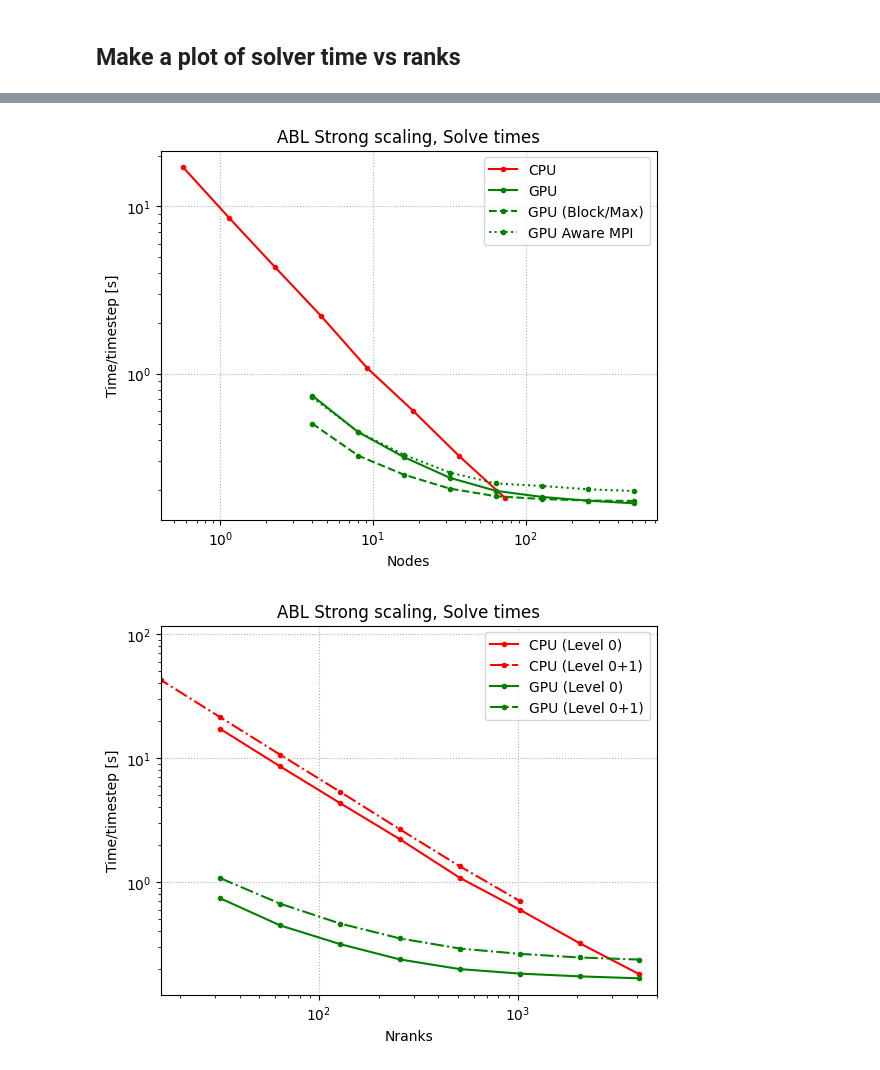
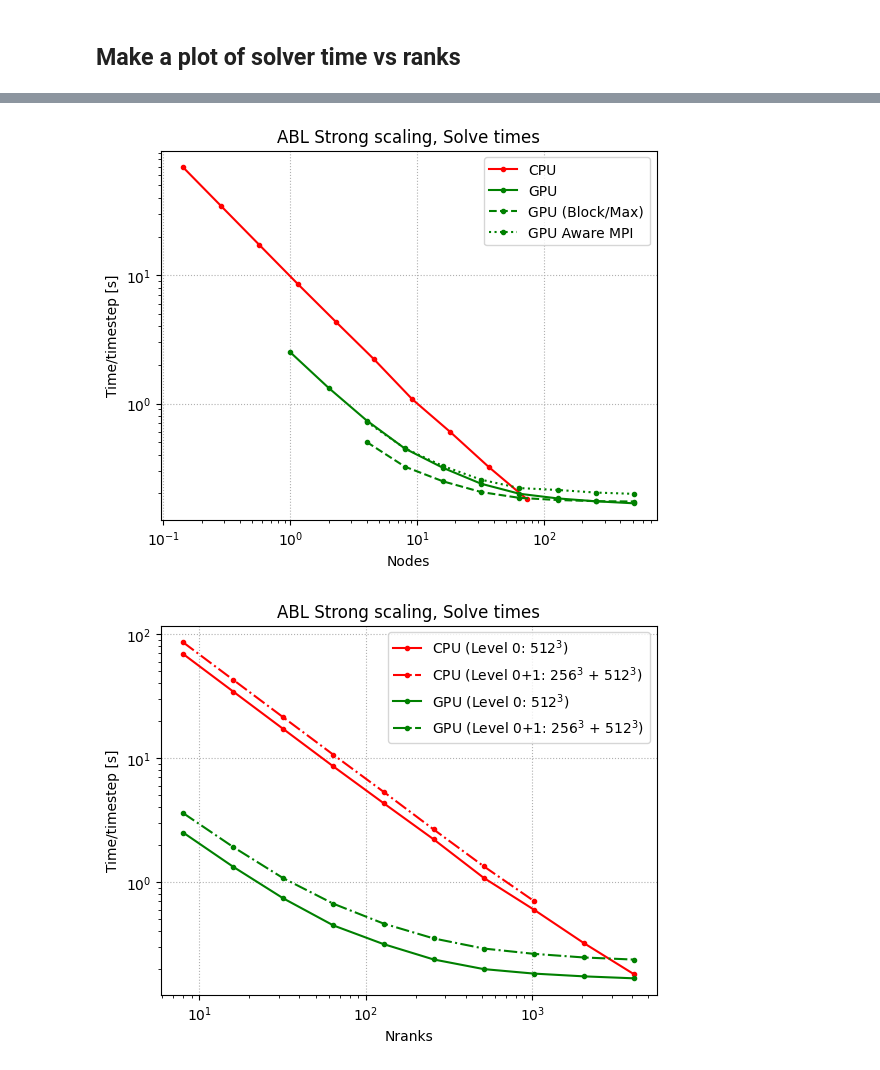
Before and after one commit to lawrenceccheung/ALCC_Frontier_WindFarm, a Jupyter notebook: precursor/scaling/Baseline_level0_CPUGPU.ipynb, the cells around one changed output, grey strips where cells are left out. Cells and saved outputs as stored; diff of their text form; code cells hidden in the pictures.

Commit message:
update scaling results

```diff
--- a/precursor/scaling/Baseline_level0_CPUGPU.ipynb
+++ b/precursor/scaling/Baseline_level0_CPUGPU.ipynb
@@ -42,6 +42,8 @@ def loadData(caselist, jsonfile, loadjson):
     return caselist
 # %%
 GPUcaselist=[
+    {'NRANKS':1*8,   'NNODES':1,   'file':'/lustre/orion/cfd162/scratch/lcheung/ALCC_Scaling/GPU_Baseline_level0/Nodes_0001/Nodes_0001-1523318.out'},
+    {'NRANKS':2*8,   'NNODES':2,   'file':'/lustre/orion/cfd162/scratch/lcheung/ALCC_Scaling/GPU_Baseline_level0/Nodes_0002/Nodes_0002-1523319.out'},
     {'NRANKS':4*8,   'NNODES':4,   'file':'/lustre/orion/cfd162/scratch/lcheung/ALCC_Scaling/GPU_Baseline_level0/Nodes_0004/Nodes_0004-1515363.out'},
     {'NRANKS':8*8,   'NNODES':8,   'file':'/lustre/orion/cfd162/scratch/lcheung/ALCC_Scaling/GPU_Baseline_level0/Nodes_0008/Nodes_0008-1515369.out'},
     {'NRANKS':16*8,  'NNODES':16,  'file':'/lustre/orion/cfd162/scratch/lcheung/ALCC_Scaling/GPU_Baseline_level0/Nodes_0016/Nodes_0016-1515370.out'},
@@ -72,11 +76,13 @@ for case in GPUcaselist:
       4096     0.0002     0.1671     0.2394     0.4067
 # %%
 CPUcaselist=[
-    {'NRANKS':4*8, 'NNODES':4,   'file':'/lustre/orion/cfd162/scratch/lcheung/ALCC_Scaling/Baseline_level0/Nodes_0004/Nodes_0004-1515118.out'},
-    {'NRANKS':8*8, 'NNODES':8,   'file':'/lustre/orion/cfd162/scratch/lcheung/ALCC_Scaling/Baseline_level0/Nodes_0008/Nodes_0008-1515119.out'},
-    {'NRANKS':16*8,'NNODES':16,  'file':'/lustre/orion/cfd162/scratch/lcheung/ALCC_Scaling/Baseline_level0/Nodes_0016/Nodes_0016-1515120.out'},
-    {'NRANKS':32*8, 'NNODES':32,  'file':'/lustre/orion/cfd162/scratch/lcheung/ALCC_Scaling/Baseline_level0/Nodes_0032/Nodes_0032-1515121.out'},
-    {'NRANKS':64*8, 'NNODES':64,  'file':'/lustre/orion/cfd162/scratch/lcheung/ALCC_Scaling/Baseline_level0/Nodes_0064/Nodes_0064-1508687.out'},
+    {'NRANKS':1*8, 'NNODES':1,   'file':'/lustre/orion/cfd162/scratch/lcheung/ALCC_Scaling/Baseline_level0/Nodes_0001/Nodes.out'}, #_0001-15126682.out'},
+    {'NRANKS':2*8, 'NNODES':2,   'file':'/lustre/orion/cfd162/scratch/lcheung/ALCC_Scaling/Baseline_level0/Nodes_0002/Nodes.out'}, #_0002-15126684.out'},
+    {'NRANKS':4*8, 'NNODES':4,     'file':'/lustre/orion/cfd162/scratch/lcheung/ALCC_Scaling/Baseline_level0/Nodes_0004/Nodes_0004-1515118.out'},
+    {'NRANKS':8*8, 'NNODES':8,     'file':'/lustre/orion/cfd162/scratch/lcheung/ALCC_Scaling/Baseline_level0/Nodes_0008/Nodes_0008-1515119.out'},
+    {'NRANKS':16*8,'NNODES':16,    'file':'/lustre/orion/cfd162/scratch/lcheung/ALCC_Scaling/Baseline_level0/Nodes_0016/Nodes_0016-1515120.out'},
+    {'NRANKS':32*8, 'NNODES':32,   'file':'/lustre/orion/cfd162/scratch/lcheung/ALCC_Scaling/Baseline_level0/Nodes_0032/Nodes_0032-1515121.out'},
+    {'NRANKS':64*8, 'NNODES':64,   'file':'/lustre/orion/cfd162/scratch/lcheung/ALCC_Scaling/Baseline_level0/Nodes_0064/Nodes_0064-1508687.out'},
     {'NRANKS':128*8, 'NNODES':128, 'file':'/lustre/orion/cfd162/scratch/lcheung/ALCC_Scaling/Baseline_level0/Nodes_0128/Nodes_0128-1508688.out'},
     {'NRANKS':256*8, 'NNODES':256, 'file':'/lustre/orion/cfd162/scratch/lcheung/ALCC_Scaling/Baseline_level0/Nodes_0256/Nodes_0256-1508689.out'},
     {'NRANKS':512*8, 'NNODES':512, 'file':'/lustre/orion/cfd162/scratch/lcheung/ALCC_Scaling/Baseline_level0/Nodes_0512/Nodes_0512-1508690.out'},
@@ -166,6 +174,8 @@ for case in GAMPI_GPUcaselist:
 # %%
 datadir='/lustre/orion/cfd162/scratch/lcheung/ALCC_Scaling/GPU_Baseline_level01'
 Level01_GPUcaselist=[
+    {'NRANKS':1*8,   'NNODES':1,   'file':datadir+'/Nodes_0001/Nodes_0001-1526542.out'},
+    {'NRANKS':2*8,   'NNODES':2,   'file':datadir+'/Nodes_0002/Nodes_0002-1526544.out'},
     {'NRANKS':4*8,   'NNODES':4,   'file':datadir+'/Nodes_0004/Nodes_0004-1517317.out'},
     {'NRANKS':8*8,   'NNODES':8,   'file':datadir+'/Nodes_0008/Nodes_0008-1517318.out'},
     {'NRANKS':16*8,  'NNODES':16,  'file':datadir+'/Nodes_0016/Nodes_0016-1517320.out'},
@@ -274,31 +286,31 @@ plt.title('ABL Strong scaling, Solve times')
 plt.legend()
 plt.grid(ls=':')
 # %% [output]
-[figure, old version]
+[figure, new version]
 # %%
 CPUranks, CPUsolvetimes = getRanksTimes(CPUcaselist)
-plt.loglog(np.array(CPUranks), CPUsolvetimes, '.-', color='r', label='CPU (Level 0)')
+plt.loglog(np.array(CPUranks), CPUsolvetimes, '.-', color='r', label='CPU (Level 0: $512^3$)')
 
 L01CPUranks, L01CPUsolvetimes = getRanksTimes(Level01_CPUcaselist)
-plt.loglog(np.array(L01CPUranks), L01CPUsolvetimes, '.-.', color='r', label='CPU (Level 0+1)')
+plt.loglog(np.array(L01CPUranks), L01CPUsolvetimes, '.-.', color='r', label='CPU (Level 0+1: $256^3$ + $512^3$)')
 
 GPUranks, GPUsolvetimes = getRanksTimes(GPUcaselist)
-plt.loglog(np.array(GPUranks), GPUsolvetimes, '.-', color='g', label='GPU (Level 0)')
+plt.loglog(np.array(GPUranks), GPUsolvetimes, '.-', color='g', label='GPU (Level 0: $512^3$)')
 
 #BGPUranks, BGPUsolvetimes = getRanksTimes(BLCKMAXGRID_GPUcaselist)
 #plt.loglog(np.array(BGPUranks), BGPUsolvetimes, '.--', color='g', label='GPU (Block/Max)')
 
 #GAMPIranks, GAMPIsolvetimes = getRanksTimes(GAMPI_GPUcaselist)
 #plt.loglog(np.array(GAMPIranks), GAMPIsolvetimes, '.:', color='g', label='GPU Aware MPI')
 
 L01GPUranks, L01GPUsolvetimes = getRanksTimes(Level01_GPUcaselist)
-plt.loglog(np.array(L01GPUranks), L01GPUsolvetimes, '.-.', color='g', label='GPU (Level 0+1)')
+plt.loglog(np.array(L01GPUranks), L01GPUsolvetimes, '.-.', color='g', label='GPU (Level 0+1: $256^3$ + $512^3$)')
 
 plt.ylabel('Time/timestep [s]')
 plt.xlabel('Nranks')
-plt.xlim([16, 5000])
+#plt.xlim([16, 5000])
 plt.title('ABL Strong scaling, Solve times')
 plt.legend()
 plt.grid(ls=':')
 # %% [output]
-[figure, old version]
+[figure, new version]
```
Also changed, not shown: parts of 4 cells of this notebook, 1 other file.
